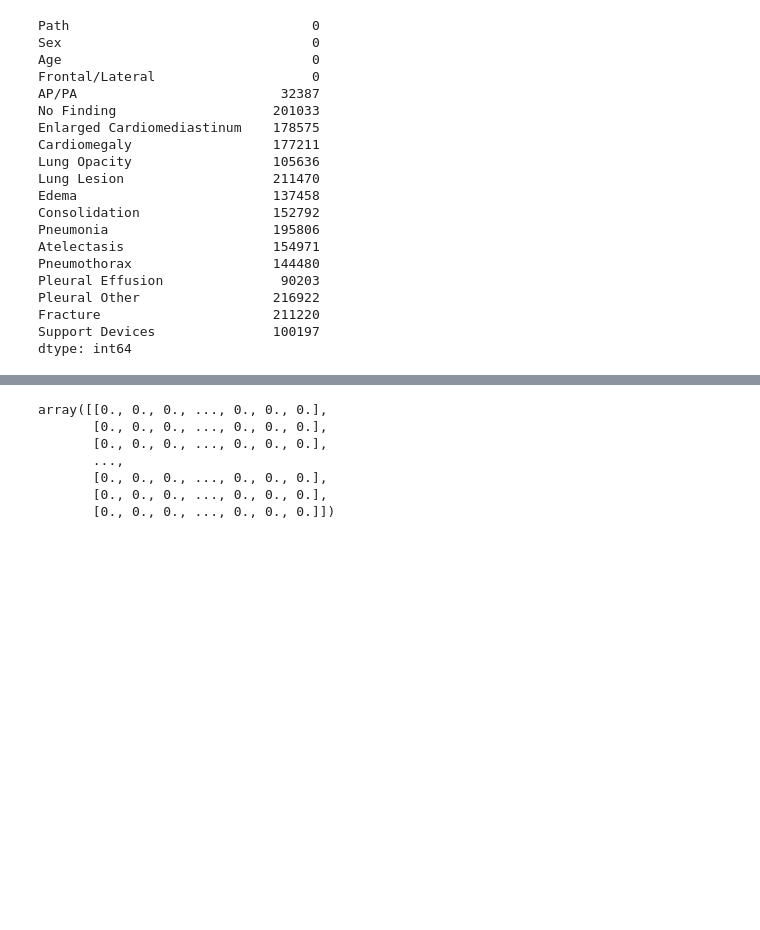
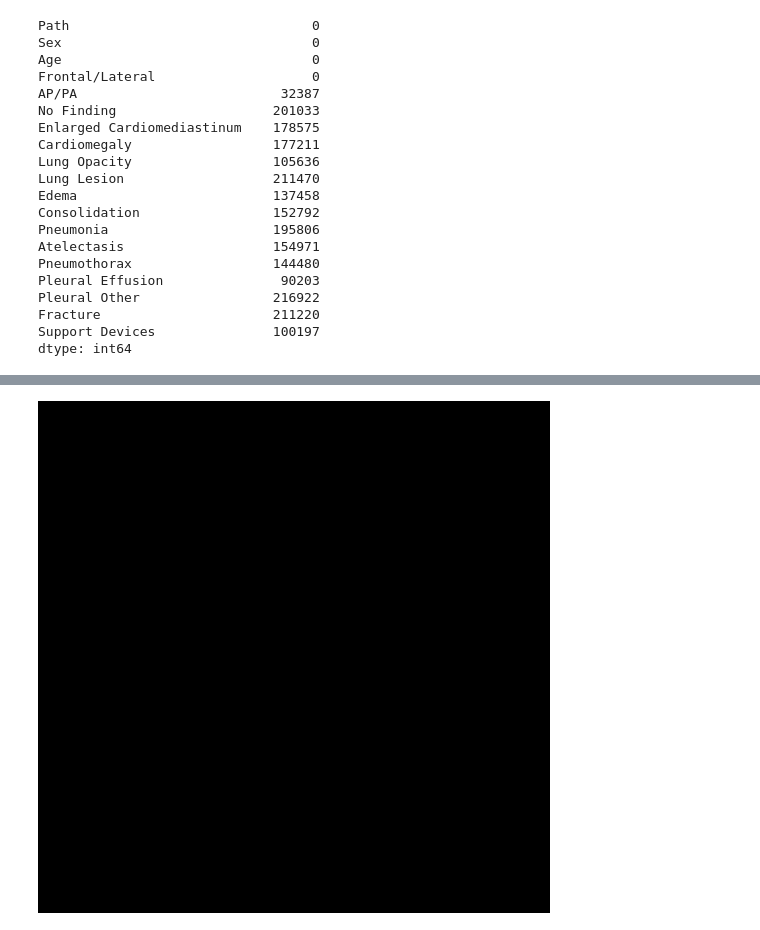
Before and after one commit to Aleena-Mishra-10/Predicting_lungs_Disease, a Jupyter notebook: ChestXray.ipynb, the cells around one changed output, grey strips where cells are left out. Saved outputs shown, nothing was run; the diff lists cells and outputs as text; code cells hidden in the pictures; blank space fills up the shorter version.

```diff
--- a/ChestXray.ipynb
+++ b/ChestXray.ipynb
@@ -119,12 +119,13 @@ train_label.head()
 | 3 | CheXpert-v1.0-small/train/patient... | Female | 83 | Lateral | 0 | 0.0 | 0.0 | 0.0 | ... |
 | 4 | CheXpert-v1.0-small/train/patient... | Male | 41 | Frontal | AP | 0.0 | 0.0 | 0.0 | ... |
 # %%
-np.zeros((rows,cols))
+img = np.zeros((rows,cols))
-# %% [output]
-array([[0., 0., 0., ..., 0., 0., 0.],
-       [0., 0., 0., ..., 0., 0., 0.],
-       [0., 0., 0., ..., 0., 0., 0.],
-       ...,
-       [0., 0., 0., ..., 0., 0., 0.],
-       [0., 0., 0., ..., 0., 0., 0.],
-       [0., 0., 0., ..., 0., 0., 0.]])
+# %%
+from google.colab.patches import cv2_imshow
+import cv2 as cv2
+img1 = np.zeros(shape=[512, 512, 3], dtype=np.uint8)
+cv2_imshow(img1)
+cv2. waitKey()
+cv2. destroyAllWindows()
+# %% [output]
+[figure, added]
```
Also changed, not shown: parts of 6 cells of this notebook.
